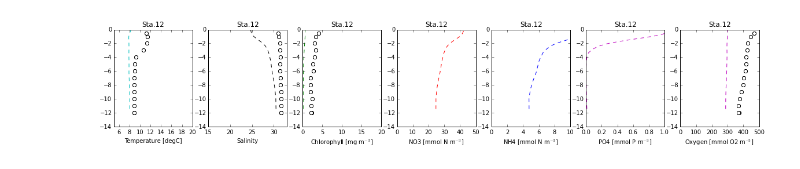
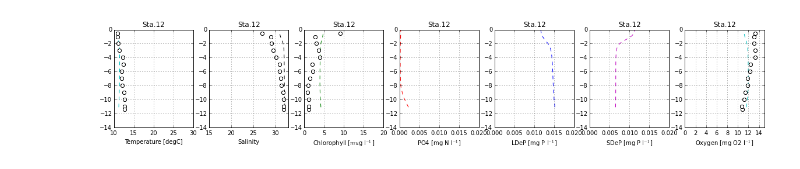
Before and after one commit to okadate/notebook, a Jupyter notebook: romspy/profiles.ipynb, the cells around one changed output. Saved outputs shown, nothing was run; the diff lists cells and outputs as text; code cells hidden in the pictures.

```diff
--- a/romspy/profiles.ipynb
+++ b/romspy/profiles.ipynb
@@ -5,17 +5,18 @@ import datetime as dt
 
 import romspy
 
-time = dt.datetime(2012,3,1,12)
-free = '/Users/teruhisa/Dropbox/Data/OB500_fennelP/NL02/ob500_sta.nc'
-obs = '/Users/teruhisa/Dropbox/Data/ob500_obs_2012_obweb-2.nc'
-#png = '/Users/teruhisa/Dropbox/Data/OB500_fennelP/NL/profiles_{}_{}.png'
+time = dt.datetime(2012,1,11,0)
+#freefile = '/Users/teruhisa/Dropbox/Data/OB500_fennelP/NL03/ob500_sta.nc'
+freefile = '/Users/teruhisa/mnt/hydcl00/NL03/ob500_sta.nc'
+obsfile = '/Users/teruhisa/Dropbox/Data/ob500_obs_2012_obweb-2.nc'
+#pngfile = '/Users/teruhisa/Dropbox/Data/OB500_fennelP/NL/profiles_{}_{}.png'
 
-ax = romspy.profiles.fennelP(time, 12, free=free, obs=obs)
+ax = romspy.profiles_mg.fennelP(time, 12, freefile=freefile, obsfile=obsfile)
 def lims(ax):
-    ax[0].set_xlim(5,20)
-    #ax[1].set_xlim(25,35)
-    ax[3].set_xlim(0,50)
-    ax[4].set_xlim(0,10)
+    ax[0].set_xlim(5,25)
+    ax[2].set_xlim(0,20)
+    ax[3].set_xlim(0,0.1)
+    ax[4].set_xlim(0,1)
     ax[5].set_xlim(0,1)
-lims(ax)
+#lims(ax)
 # %% [output]
@@ -24,4 +25,4 @@ lims(ax)
 /Users/teruhisa/Dropbox/Data/ob500_obs_2012_obweb-2.nc
 2012-01-01 00:00:00 - 2013-01-01 23:00:00
-[figure, old version]
+[figure, new version]
 # %%
```
Also changed, not shown: parts of 3 cells of this notebook, 1 other file.
